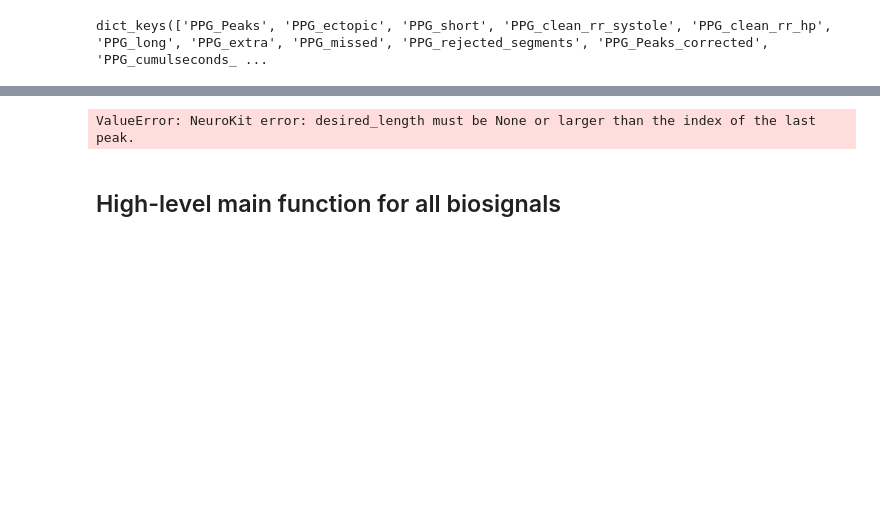
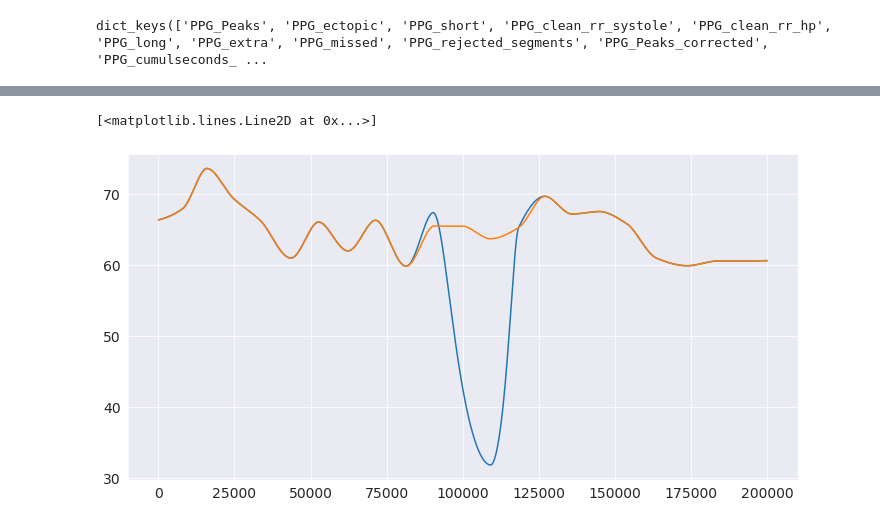
Before and after one commit to sangfrois/ds_prep, a Jupyter notebook: physio/notebooks/cleaning.ipynb, the cells around one changed output, grey strips where cells are left out. Saved outputs shown, nothing was run; the diff lists cells and outputs as text; code cells hidden in the pictures; blank space fills up the shorter version.

```diff
--- a/physio/notebooks/cleaning.ipynb
+++ b/physio/notebooks/cleaning.ipynb
@@ -371,11 +340,9 @@ artefacts, info1 = nk.signal_fixpeaks(info, sampling_rate=fs,  iterative=True, s
 # %%
 rate_corrected = nk.signal_rate(info1,fs, desired_length=len(bio_df))
 rate_uncorrected = nk.signal_rate(info,fs, desired_length=len(bio_df))
 fig, ax = plt.subplots()
-ax.plot(rate_uncorrected[1800000:5800000], label="heart rate without artefact correction")
-ax.plot(rate_corrected[1800000:5800000], label="heart rate with artefact correction")
-ax.legend(loc="upper right")
+ax.plot(rate_uncorrected[2000000:2200000])
+ax.plot(rate_corrected[2000000:2200000])
 # %% [output]
-ValueError: NeuroKit error: desired_length must be None or larger than the index of the last peak.
+[<matplotlib.lines.Line2D at 0x...>]
+[figure, added]
-# %% [markdown]
-## High-level main function for all biosignals
```
Also changed, not shown: parts of 91 cells of this notebook, 1 other file.
